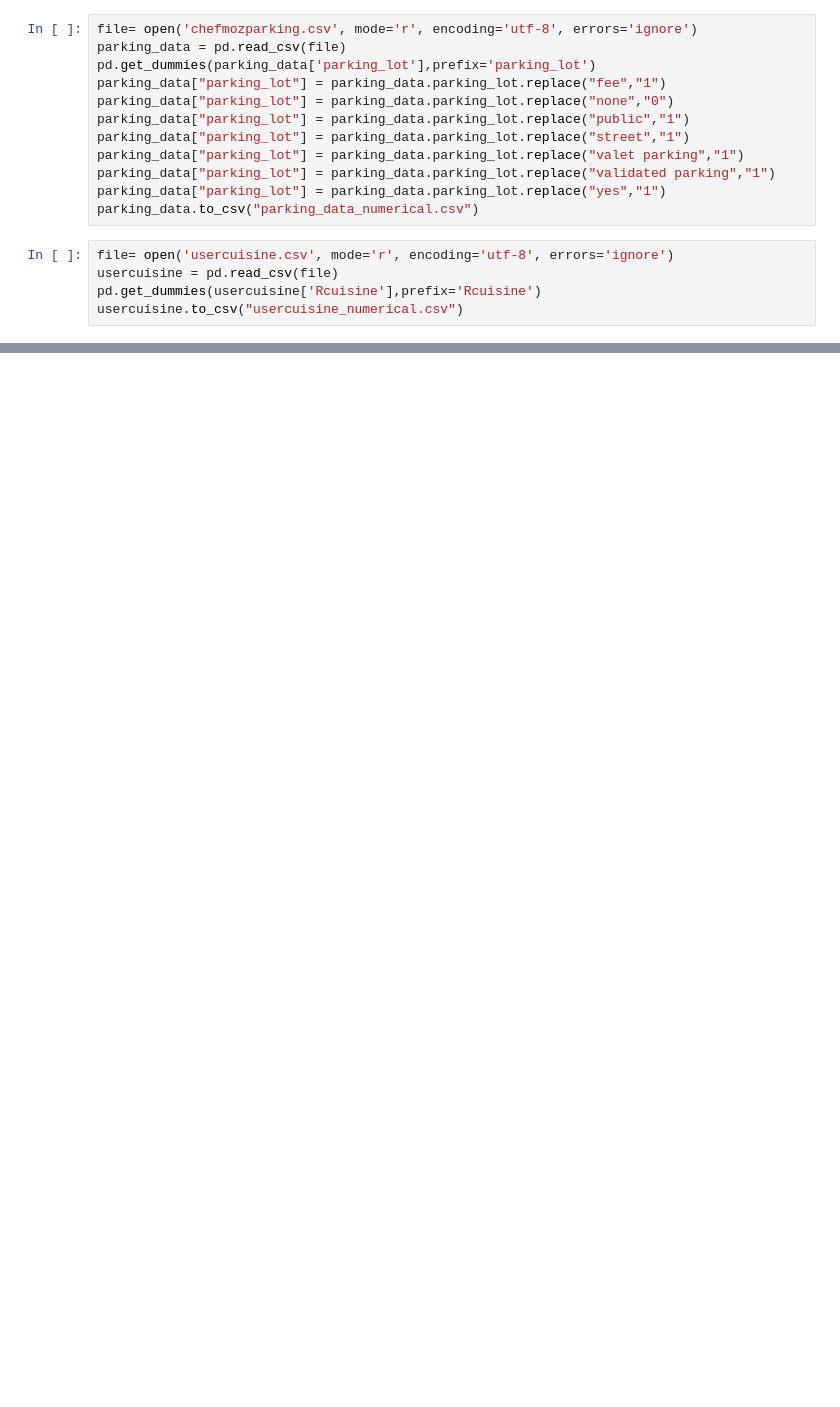
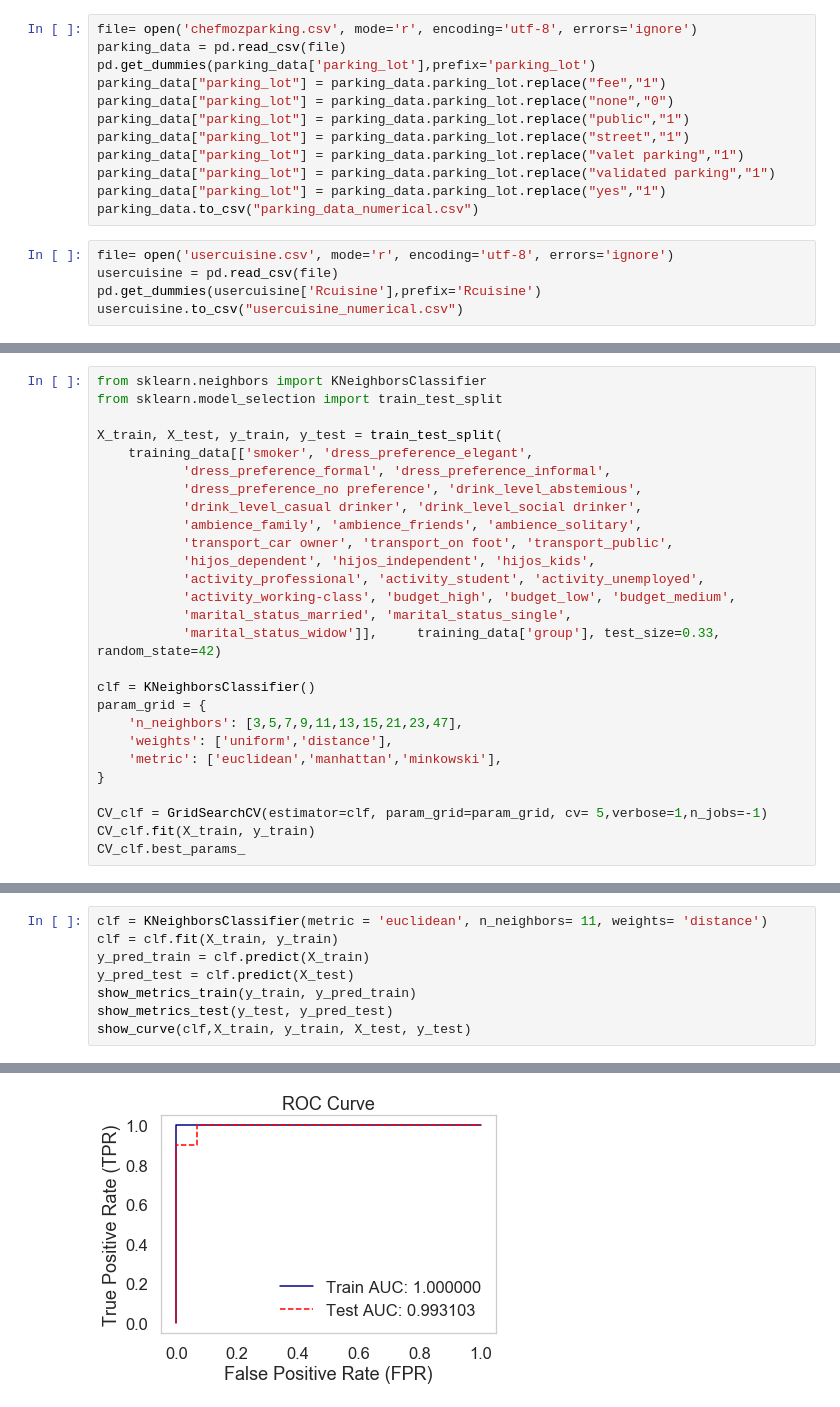
Before and after one commit to teknus/Anime-recommendation, a Jupyter notebook: model/Recomendador.ipynb, the cells around one changed output, grey strips where cells are left out. Cells and saved outputs as stored; diff of their text form; blank space fills up the shorter version.

Commit message:
classifier added

```diff
--- a/model/Recomendador.ipynb
+++ b/model/Recomendador.ipynb
@@ -107,0 +199,27 @@ rating_final.head()
+# %%
+from sklearn.neighbors import KNeighborsClassifier
+from sklearn.model_selection import train_test_split
+
+X_train, X_test, y_train, y_test = train_test_split(
+    training_data[['smoker', 'dress_preference_elegant',
+           'dress_preference_formal', 'dress_preference_informal',
+           'dress_preference_no preference', 'drink_level_abstemious',
+           'drink_level_casual drinker', 'drink_level_social drinker',
+           'ambience_family', 'ambience_friends', 'ambience_solitary',
+           'transport_car owner', 'transport_on foot', 'transport_public',
+           'hijos_dependent', 'hijos_independent', 'hijos_kids',
+           'activity_professional', 'activity_student', 'activity_unemployed',
+           'activity_working-class', 'budget_high', 'budget_low', 'budget_medium',
+           'marital_status_married', 'marital_status_single',
+           'marital_status_widow']],     training_data['group'], test_size=0.33, random_state=42)
+
+clf = KNeighborsClassifier()
+param_grid = {
+    'n_neighbors': [3,5,7,9,11,13,15,21,23,47],
+    'weights': ['uniform','distance'],
+    'metric': ['euclidean','manhattan','minkowski'],
+}
+
+CV_clf = GridSearchCV(estimator=clf, param_grid=param_grid, cv= 5,verbose=1,n_jobs=-1)
+CV_clf.fit(X_train, y_train)
+CV_clf.best_params_
@@ -107,0 +272,9 @@ rating_final.head()
+# %%
+clf = KNeighborsClassifier(metric = 'euclidean', n_neighbors= 11, weights= 'distance')
+clf = clf.fit(X_train, y_train)
+y_pred_train = clf.predict(X_train)
+y_pred_test = clf.predict(X_test)
+show_metrics_train(y_train, y_pred_train)
+show_metrics_test(y_test, y_pred_test)
+show_curve(clf,X_train, y_train, X_test, y_test)
+# %% [output]
@@ -107,0 +301 @@ rating_final.head()
+[figure, added]
```
Also changed, not shown: parts of 18 cells of this notebook.
